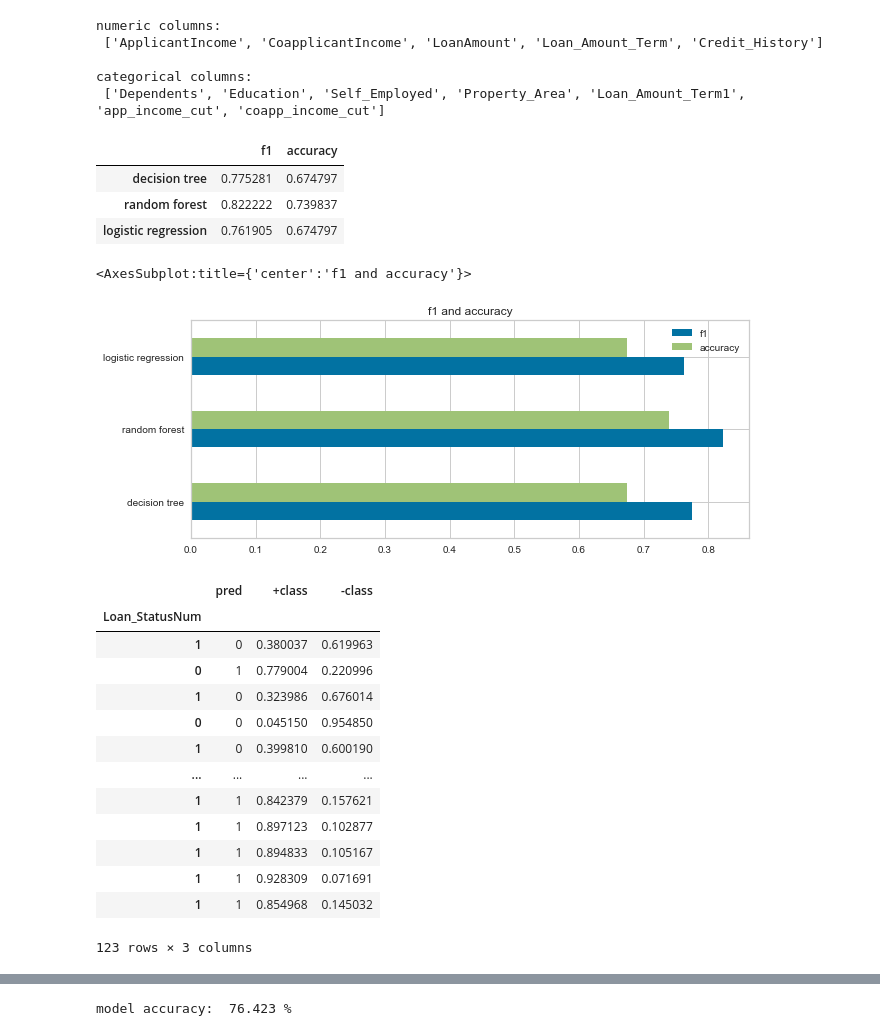
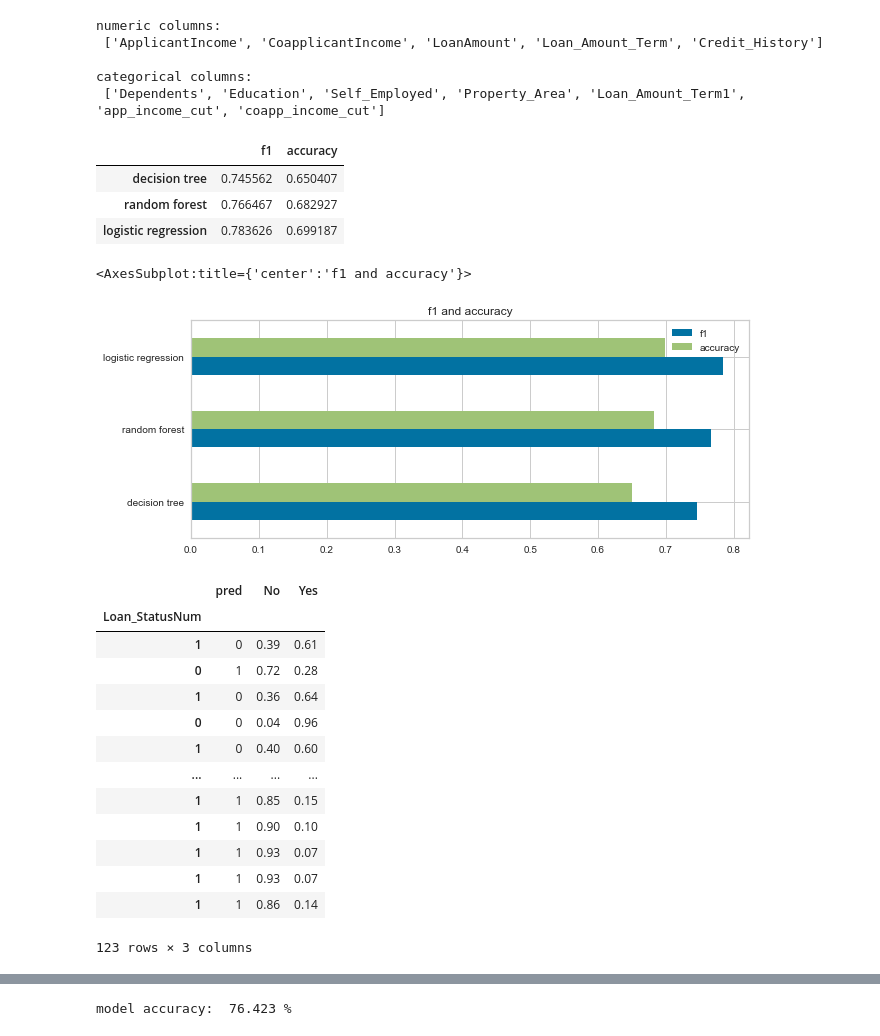
Before and after one commit to mich7000/my-data-science-and-machine-learning-portfolio, a Jupyter notebook: loan defaulters- classification/loan_defaulters_prediction.ipynb, the cells around one changed output, grey strips where cells are left out. Drawn from its saved outputs; the diff is of its cells as text; code cells hidden in the pictures.

```diff
--- a/loan defaulters- classification/loan_defaulters_prediction.ipynb
+++ b/loan defaulters- classification/loan_defaulters_prediction.ipynb
@@ -16,8 +16,10 @@ import seaborn as sns
 # %%
 # loads the data and creates a copy of it
 # for ML processes..
-f = 'data/loan.csv'
-data= pd.read_csv(f)
+f = 'data/loan_data.xlsx'
+file= pd.ExcelFile(f)
+data = file.parse('loan')
+
 df = data.copy()
 df.head()
 # %% [output]
@@ -371,0 +368,14 @@ X.shape
+# %%
+X = X[['Dependents',
+         'Education',
+         'Self_Employed',
+              'Property_Area',
+         'Loan_Amount_Term1',
+         'app_income_cut',
+         'coapp_income_cut',
+
+              'ApplicantIncome',
+         'CoapplicantIncome',
+         'LoanAmount',
+         'Loan_Amount_Term',
+         'Credit_History',]]
@@ -468,40 +497,40 @@ report.index = names
 report
 # %% [output]
 |  | f1 | accuracy |
-| decision tree | 0.775281 | 0.674797 |
-| random forest | 0.822222 | 0.739837 |
-| logistic regression | 0.761905 | 0.674797 |
+| decision tree | 0.745562 | 0.650407 |
+| random forest | 0.766467 | 0.682927 |
+| logistic regression | 0.783626 | 0.699187 |
 # %%
 report.plot(kind='barh', title='f1 and accuracy', figsize=(10, 4))
 # %% [output]
 <AxesSubplot:title={'center':'f1 and accuracy'}>
-[figure, old version]
+[figure, new version]
 # %%
 # decision tree 0
 # random forest 1
 # logistic regression 2
 index= 2
 p = pd.concat([
            pd.Series(y_pred_list[index]),
-           pd.Series(postive_pred_list[index]),
-           pd.Series(negative_pred_list[index])],axis=1)
-p.columns =['pred', '+class', '-class']
+           pd.Series(postive_pred_list[index]).round(2),
+           pd.Series(negative_pred_list[index]).round(2)],axis=1)
+p.columns =['pred', 'No', 'Yes']
 p.index = y_test
 p
 # %% [output]
-|  | pred | +class | -class |
+|  | pred | No | Yes |
 | Loan_StatusNum |  |  |  |
-| 1 | 0 | 0.380037 | 0.619963 |
-| 0 | 1 | 0.779004 | 0.220996 |
-| 1 | 0 | 0.323986 | 0.676014 |
-| 0 | 0 | 0.045150 | 0.954850 |
-| 1 | 0 | 0.399810 | 0.600190 |
+| 1 | 0 | 0.39 | 0.61 |
+| 0 | 1 | 0.72 | 0.28 |
+| 1 | 0 | 0.36 | 0.64 |
+| 0 | 0 | 0.04 | 0.96 |
+| 1 | 0 | 0.40 | 0.60 |
 | ... | ... | ... | ... |
-| 1 | 1 | 0.842379 | 0.157621 |
-| 1 | 1 | 0.897123 | 0.102877 |
-| 1 | 1 | 0.894833 | 0.105167 |
-| 1 | 1 | 0.928309 | 0.071691 |
-| 1 | 1 | 0.854968 | 0.145032 |
+| 1 | 1 | 0.85 | 0.15 |
+| 1 | 1 | 0.90 | 0.10 |
+| 1 | 1 | 0.93 | 0.07 |
+| 1 | 1 | 0.93 | 0.07 |
+| 1 | 1 | 0.86 | 0.14 |
 123 rows × 3 columns
 # %%
 # cross validation scores
```
Also changed, not shown: parts of 17 cells of this notebook, 23 other files.
